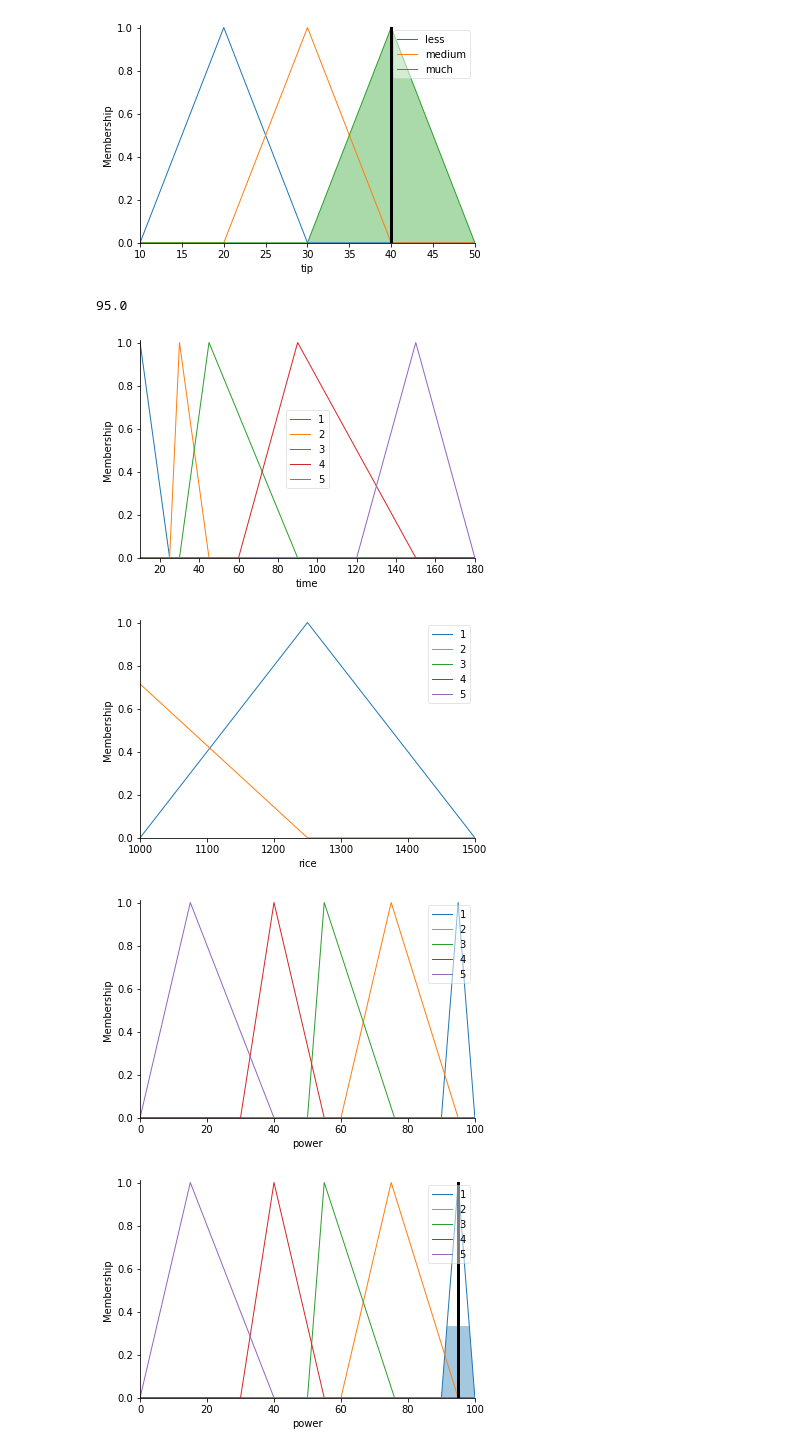
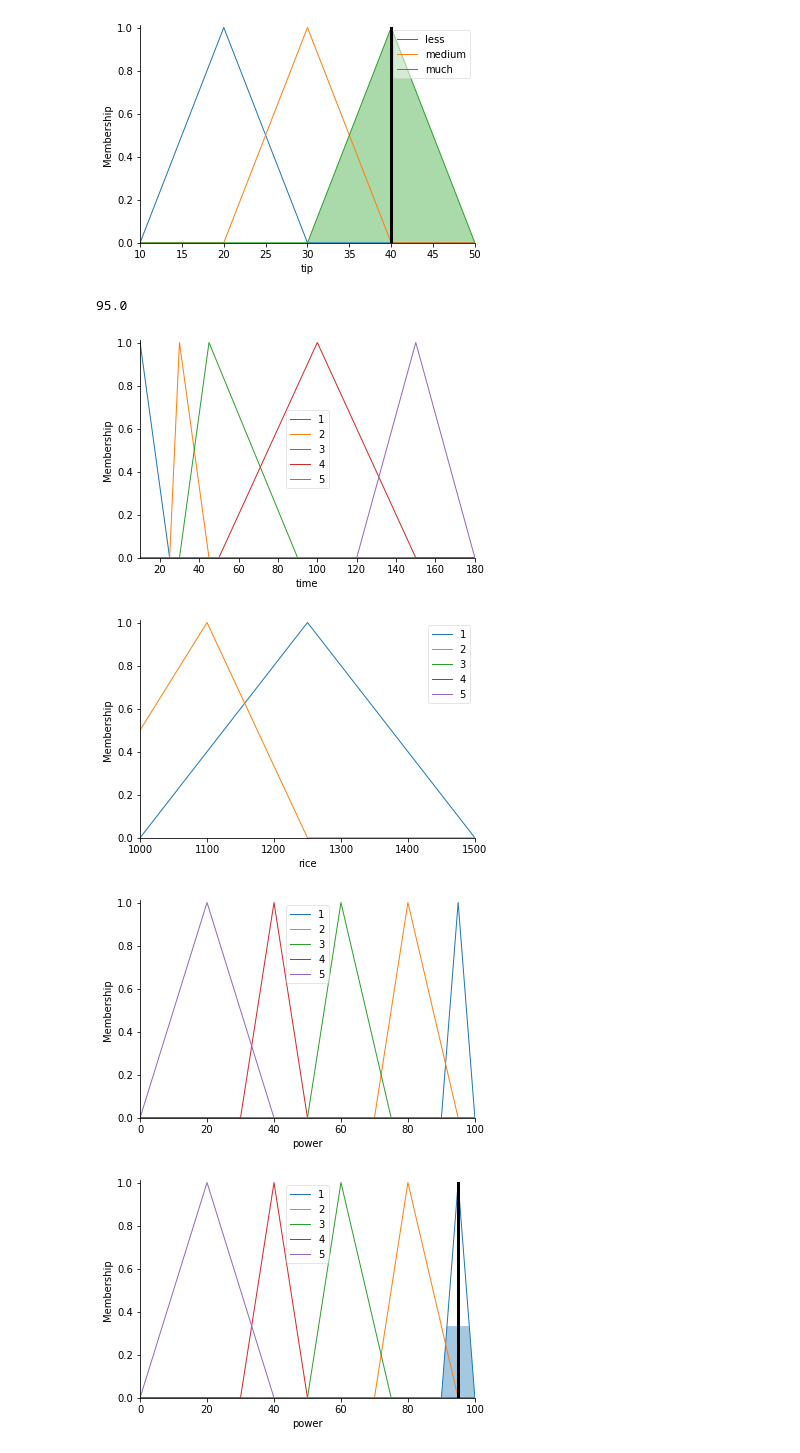
Before and after one commit to Steel3264/AI, a Jupyter notebook: AI_W4_25_2_23.ipynb, the cells around one changed output. Saved outputs shown, nothing was run; the diff lists cells and outputs as text; code cells hidden in the pictures.

```diff
--- a/AI_W4_25_2_23.ipynb
+++ b/AI_W4_25_2_23.ipynb
@@ -109,20 +109,20 @@ power = ctrl.Consequent(np.arange(0,101,1), 'power')
 time['1'] = fuzz.trimf(time.universe, [10,10,25])
 time['2'] = fuzz.trimf(time.universe, [25,30,45])
 time['3'] = fuzz.trimf(time.universe, [30,45,90])
-time['4'] = fuzz.trimf(time.universe, [60,90,150])
+time['4'] = fuzz.trimf(time.universe, [50,100,150])
 time['5'] = fuzz.trimf(time.universe, [120,150,180])
 
 rice['1'] = fuzz.trimf(rice.universe, [1000,1250,1500])
-rice['2'] = fuzz.trimf(rice.universe, [800,900,1250])
-rice['3'] = fuzz.trimf(rice.universe, [500,650,900])
-rice['4'] = fuzz.trimf(rice.universe, [300,400,650])
-rice['5'] = fuzz.trimf(rice.universe, [100,200,400])
+rice['2'] = fuzz.trimf(rice.universe, [900,1100,1250])
+rice['3'] = fuzz.trimf(rice.universe, [300,600,900])
+rice['4'] = fuzz.trimf(rice.universe, [200,400,600])
+rice['5'] = fuzz.trimf(rice.universe, [100,200,300])
 
 power['1'] = fuzz.trimf(power.universe, [90,95,100])
-power['2'] = fuzz.trimf(power.universe, [60,75,95])
-power['3'] = fuzz.trimf(power.universe, [50,55,76])
-power['4'] = fuzz.trimf(power.universe, [30,40,55])
-power['5'] = fuzz.trimf(power.universe, [0,15,40])
+power['2'] = fuzz.trimf(power.universe, [70,80,95])
+power['3'] = fuzz.trimf(power.universe, [50,60,75])
+power['4'] = fuzz.trimf(power.universe, [30,40,50])
+power['5'] = fuzz.trimf(power.universe, [0,20,40])
 time.view()
 rice.view()
 power.view()
@@ -137,38 +137,35 @@ rule7 = ctrl.Rule(time['2'] & rice['2'],power['1'])
 rule8 = ctrl.Rule(time['2'] & rice['3'],power['2'])
 rule9 = ctrl.Rule(time['2'] & rice['4'],power['2'])
 rule10 = ctrl.Rule(time['2'] & rice['5'],power['3'])
-
 rule11 = ctrl.Rule(time['3'] & rice['1'],power['1'])
 rule12 = ctrl.Rule(time['3'] & rice['2'],power['2'])
 rule13 = ctrl.Rule(time['3'] & rice['3'],power['2'])
 rule14 = ctrl.Rule(time['3'] & rice['4'],power['4'])
 rule15 = ctrl.Rule(time['3'] & rice['5'],power['4'])
-
 rule16 = ctrl.Rule(time['4'] & rice['1'],power['2'])
 rule17 = ctrl.Rule(time['4'] & rice['2'],power['2'])
 rule18 = ctrl.Rule(time['4'] & rice['3'],power['3'])
 rule19 = ctrl.Rule(time['4'] & rice['4'],power['3'])
 rule20 = ctrl.Rule(time['4'] & rice['5'],power['4'])
-
 rule21 = ctrl.Rule(time['5'] & rice['1'],power['4'])
 rule22 = ctrl.Rule(time['5'] & rice['2'],power['4'])
 rule23 = ctrl.Rule(time['5'] & rice['3'],power['4'])
 rule24 = ctrl.Rule(time['5'] & rice['4'],power['4'])
 rule25 = ctrl.Rule(time['5'] & rice['5'],power['5'])
 
 powerc_ctrl = ctrl.ControlSystem([rule1,rule2,rule3,rule4,rule5,rule6,rule7,rule8,rule9,rule10,rule11,rule12,rule13,rule14,rule15,rule16,rule17,rule18,rule19,rule20,rule21,rule22,rule23,rule24,rule25])
 powerc = ctrl.ControlSystemSimulation(powerc_ctrl)
 
 powerc.input['time'] = 20
 powerc.input['rice'] = 50
 
 powerc.compute()
 
 print(powerc.output['power'])
 power.view(sim = powerc)
 # %% [output]
 95.0
-[figure, old version]
+[figure, new version]
-[figure, old version]
+[figure, new version]
-[figure, old version]
+[figure, new version]
-[figure, old version]
+[figure, new version]
```
